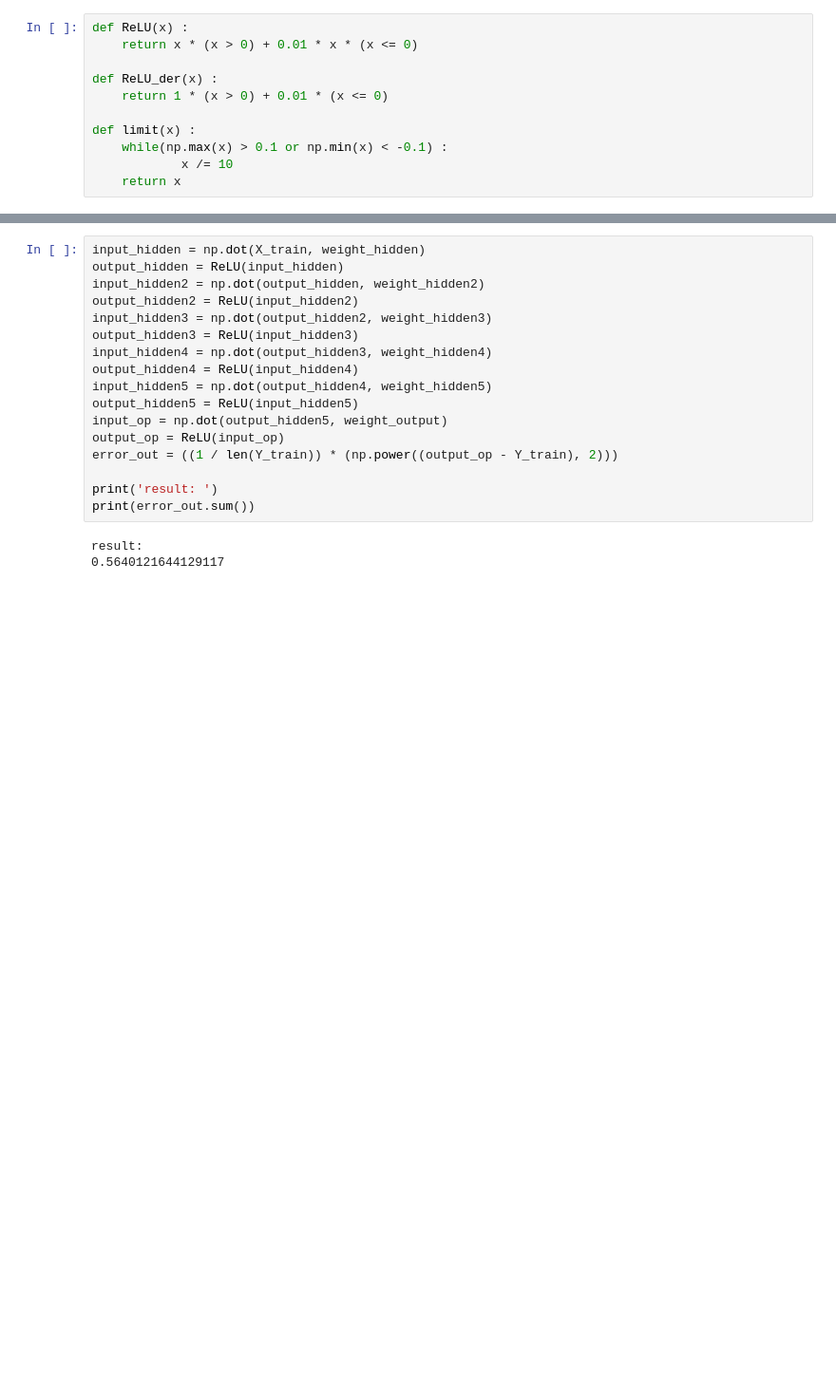
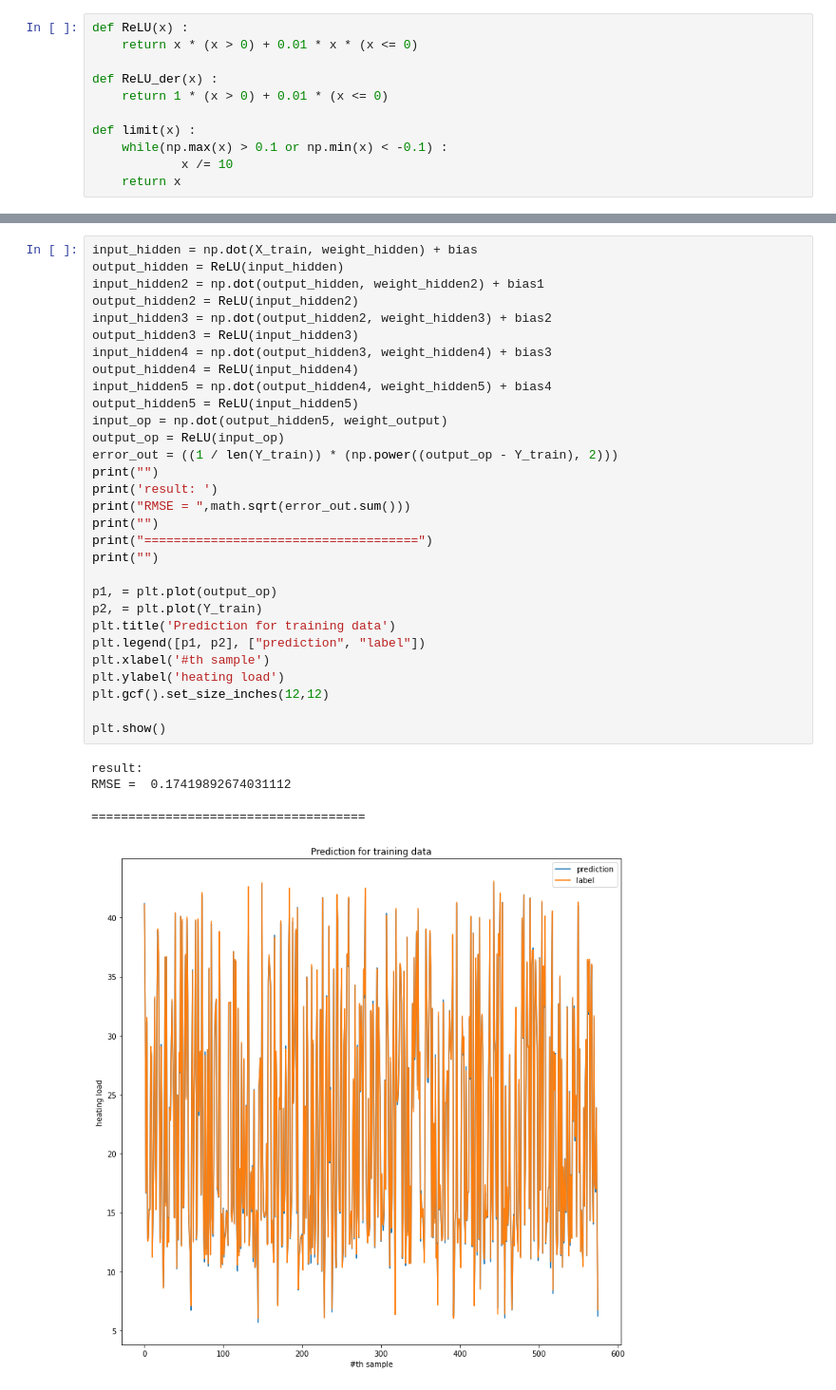
Before and after one commit to pc0062296/DLHW, a Jupyter notebook: DL_homework1-1.ipynb, the cells around one changed output, grey strips where cells are left out. Shown at 95% size. Cells and saved outputs as stored; diff of their text form; blank space fills up the shorter version.

```diff
--- a/DL_homework1-1.ipynb
+++ b/DL_homework1-1.ipynb
@@ -417,23 +443,39 @@ now training  99.0 %
 # %%
-input_hidden = np.dot(X_train, weight_hidden)
+input_hidden = np.dot(X_train, weight_hidden) + bias
 output_hidden = ReLU(input_hidden)
-input_hidden2 = np.dot(output_hidden, weight_hidden2)
+input_hidden2 = np.dot(output_hidden, weight_hidden2) + bias1
 output_hidden2 = ReLU(input_hidden2)
-input_hidden3 = np.dot(output_hidden2, weight_hidden3)
+input_hidden3 = np.dot(output_hidden2, weight_hidden3) + bias2
 output_hidden3 = ReLU(input_hidden3)
-input_hidden4 = np.dot(output_hidden3, weight_hidden4)
+input_hidden4 = np.dot(output_hidden3, weight_hidden4) + bias3
 output_hidden4 = ReLU(input_hidden4)
-input_hidden5 = np.dot(output_hidden4, weight_hidden5)
+input_hidden5 = np.dot(output_hidden4, weight_hidden5) + bias4
 output_hidden5 = ReLU(input_hidden5)
 input_op = np.dot(output_hidden5, weight_output)
 output_op = ReLU(input_op)
 error_out = ((1 / len(Y_train)) * (np.power((output_op - Y_train), 2)))
+print("")
+print('result: ')
+print("RMSE = ",math.sqrt(error_out.sum()))
+print("")
+print("=====================================")
+print("")
 
-print('result: ')
-print(error_out.sum())
+p1, = plt.plot(output_op)
+p2, = plt.plot(Y_train)
+plt.title('Prediction for training data')
+plt.legend([p1, p2], ["prediction", "label"])
+plt.xlabel('#th sample')
+plt.ylabel('heating load')
+plt.gcf().set_size_inches(12,12)
+
+plt.show()
 # %% [output]
 result:
-0.5640121644129117
+RMSE =  0.17419892674031112
+
+=====================================
+[figure, added]
 # %%
 single_point = np.array(X_train)
 result1 = np.dot(single_point, weight_hidden) + bias
```
Also changed, not shown: parts of 11 cells of this notebook.
